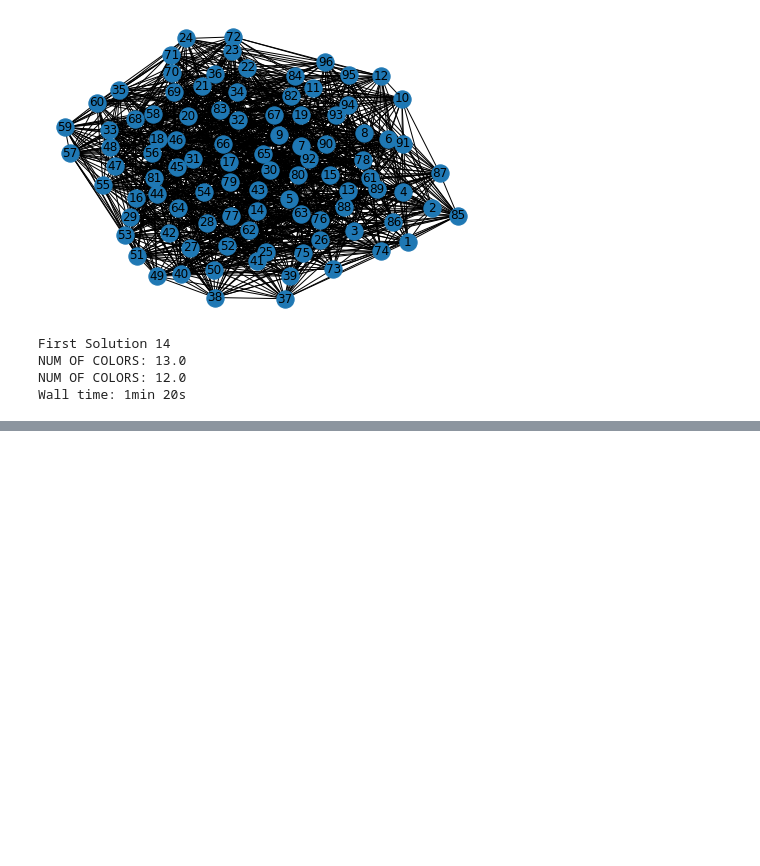
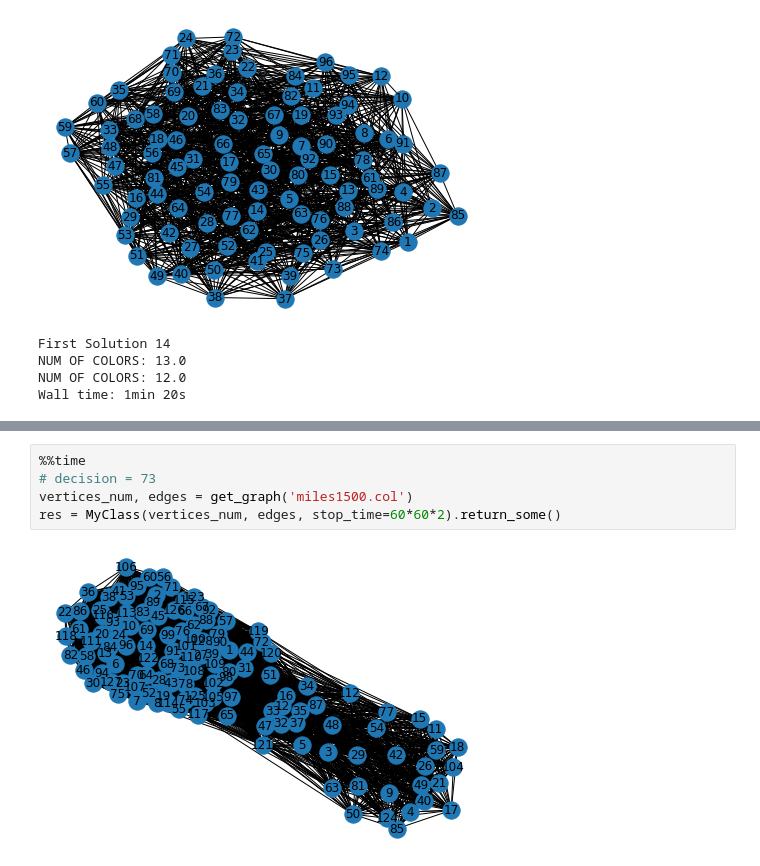
Before and after one commit to MaksimKrug/HSEOptimizationCourse, a Jupyter notebook: Krug MN BnP.ipynb, the cells around one changed output, grey strips where cells are left out. Drawn from its saved outputs; the diff is of its cells as text; blank space fills up the shorter version.

```diff
--- a/Krug MN BnP.ipynb
+++ b/Krug MN BnP.ipynb
@@ -510,0 +441,7 @@ Wall time: 1min 20s
+# %%
+%%time
+# decision = 73
+vertices_num, edges = get_graph('miles1500.col')
+res = MyClass(vertices_num, edges, stop_time=60*60*2).return_some()
+# %% [output]
+[figure, added]
```
Also changed, not shown: parts of 23 cells of this notebook.
